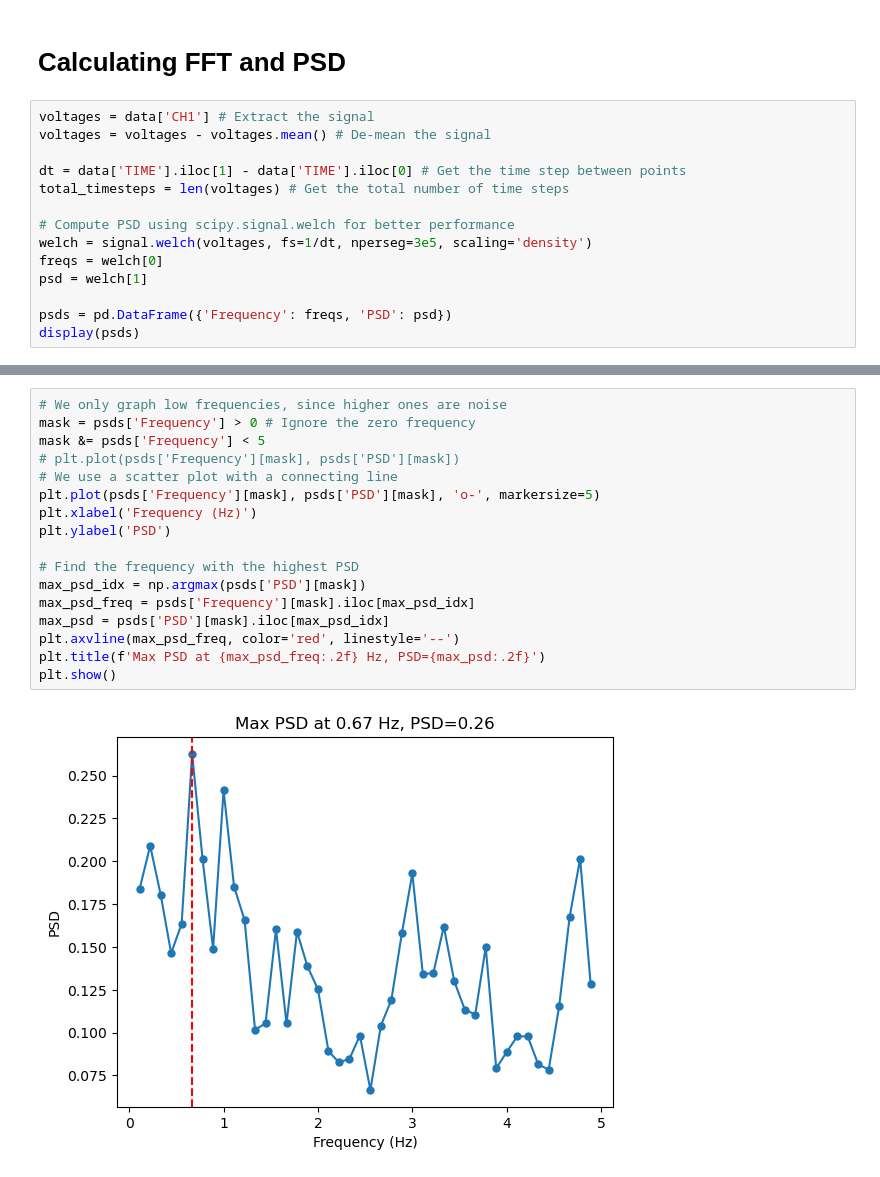
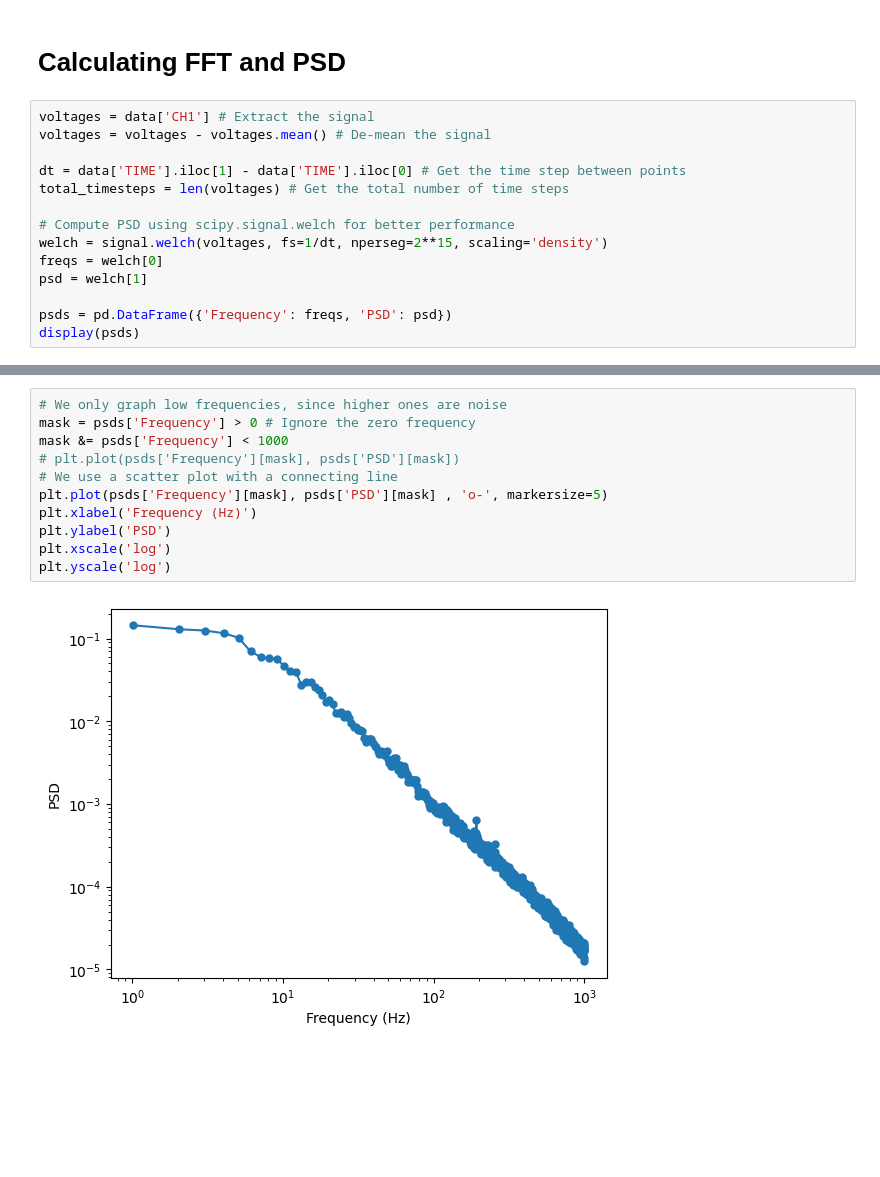
Before and after one commit to noah-silverberg/382L-Optical-Tweezer, a Jupyter notebook: trappedPSD.ipynb, the cells around one changed output, grey strips where cells are left out. Saved outputs shown, nothing was run; the diff lists cells and outputs as text; blank space fills up the shorter version.

Commit message:
Fixed PSD graph

```diff
--- a/trappedPSD.ipynb
+++ b/trappedPSD.ipynb
@@ -36,7 +36,7 @@ dt = data['TIME'].iloc[1] - data['TIME'].iloc[0] # Get the time step between poi
 total_timesteps = len(voltages) # Get the total number of time steps
 
 # Compute PSD using scipy.signal.welch for better performance
-welch = signal.welch(voltages, fs=1/dt, nperseg=3e5, scaling='density')
+welch = signal.welch(voltages, fs=1/dt, nperseg=2**15, scaling='density')
 freqs = welch[0]
 psd = welch[1]
 
@@ -59,19 +59,13 @@ display(psds)
 # %%
 # We only graph low frequencies, since higher ones are noise
 mask = psds['Frequency'] > 0 # Ignore the zero frequency
-mask &= psds['Frequency'] < 5
+mask &= psds['Frequency'] < 1000
 # plt.plot(psds['Frequency'][mask], psds['PSD'][mask])
 # We use a scatter plot with a connecting line
-plt.plot(psds['Frequency'][mask], psds['PSD'][mask], 'o-', markersize=5)
+plt.plot(psds['Frequency'][mask], psds['PSD'][mask] , 'o-', markersize=5)
 plt.xlabel('Frequency (Hz)')
 plt.ylabel('PSD')
-
-# Find the frequency with the highest PSD
-max_psd_idx = np.argmax(psds['PSD'][mask])
-max_psd_freq = psds['Frequency'][mask].iloc[max_psd_idx]
-max_psd = psds['PSD'][mask].iloc[max_psd_idx]
-plt.axvline(max_psd_freq, color='red', linestyle='--')
-plt.title(f'Max PSD at {max_psd_freq:.2f} Hz, PSD={max_psd:.2f}')
-plt.show()
+plt.xscale('log')
+plt.yscale('log')
 # %% [output]
-[figure, old version]
+[figure, new version]
```
Also changed, not shown: parts of 3 cells of this notebook, 1 other file.
